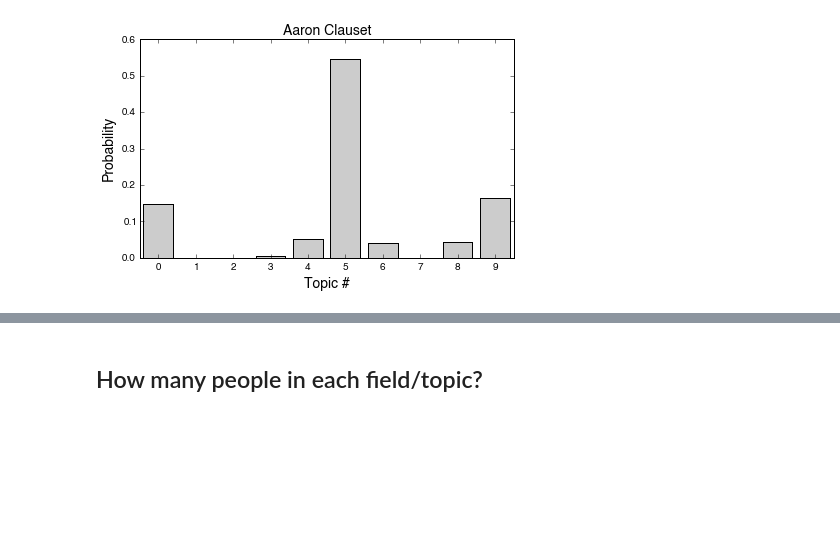
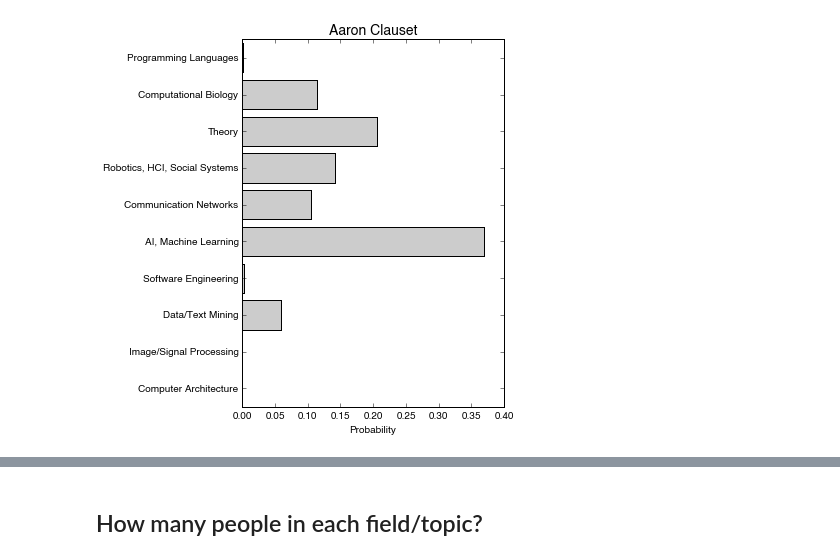
Before and after one commit to samfway/faculty_hiring, a Jupyter notebook: notebooks/Exploration_Doc_Topics.ipynb, the cells around one changed output, grey strips where cells are left out. Cells and saved outputs as stored; diff of their text form; code cells hidden in the pictures; blank space fills up the shorter version.

```diff
--- a/notebooks/Exploration_Doc_Topics.ipynb
+++ b/notebooks/Exploration_Doc_Topics.ipynb
@@ -10,7 +10,18 @@ from brewer2mpl import sequential
 from collections import Counter
 import numpy as np
 # %%
-doc_topics_file = '/Users/samway/Documents/Work/ClausetLab/projects/faculty_hiring/data/doc_topics.txt'
+doc_topics_file = '/Users/samway/Documents/Work/ClausetLab/projects/faculty_hiring/data/titles_mallet/doc_topics.txt'
+topic_descriptions = \
+    ['Computer Architecture',
+     'Image/Signal Processing',
+     'Data/Text Mining',
+     'Software Engineering',
+     'AI, Machine Learning',
+     'Communication Networks',
+     'Robotics, HCI, Social Systems',
+     'Theory',
+     'Computational Biology',
+     'Programming Languages']
 # %%
 def parse_doc_topics(doc_topics_file):
 
@@ -49,16 +60,16 @@ filenames, doc_topics = parse_doc_topics(doc_topics_file)
 num_topics = doc_topics.shape[1]
 num_docs = doc_topics.shape[0]
 # %%
-fig, ax = plt.subplots(figsize=(6, 4))
-author_index = filenames.index('file:/Users/samway/Documents/Work/ClausetLab/projects/faculty_hiring/data/titles/../titles/e7VI_HcAAAAJ.txt')
-ax.bar(xrange(doc_topics.shape[1]), height=doc_topics[author_index,:], align='center', color='0.8')
-xlim_pad = 0.5
-ax.set_xticks(xrange(doc_topics.shape[1]))
-ax.set_xlim((-xlim_pad, doc_topics.shape[1]-xlim_pad))
+fig, ax = plt.subplots(figsize=(6, 6))
+author_index = filenames.index('file:/Users/samway/Documents/Work/ClausetLab/projects/faculty_hiring/data/titles/e7VI_HcAAAAJ.txt')
+ax.barh(xrange(doc_topics.shape[1]), doc_topics[author_index,:], align='center', color='0.8')
+tick_pad = 0.5
 ax.set_title('Aaron Clauset', fontsize=LABEL_SIZE)
-ax.set_xlabel('Topic #', fontsize=LABEL_SIZE)
-ax.set_ylabel('Probability', fontsize=LABEL_SIZE)
+ax.set_yticks(xrange(num_topics))
+ax.set_ylim((-tick_pad, num_topics-tick_pad))
+ax.set_yticklabels(topic_descriptions)
+ax.set_xlabel('Probability')
 plt.show()
 # %% [output]
-[figure, old version]
+[figure, new version]
 # %%
```
Also changed, not shown: parts of 17 cells of this notebook, 1 other file.
